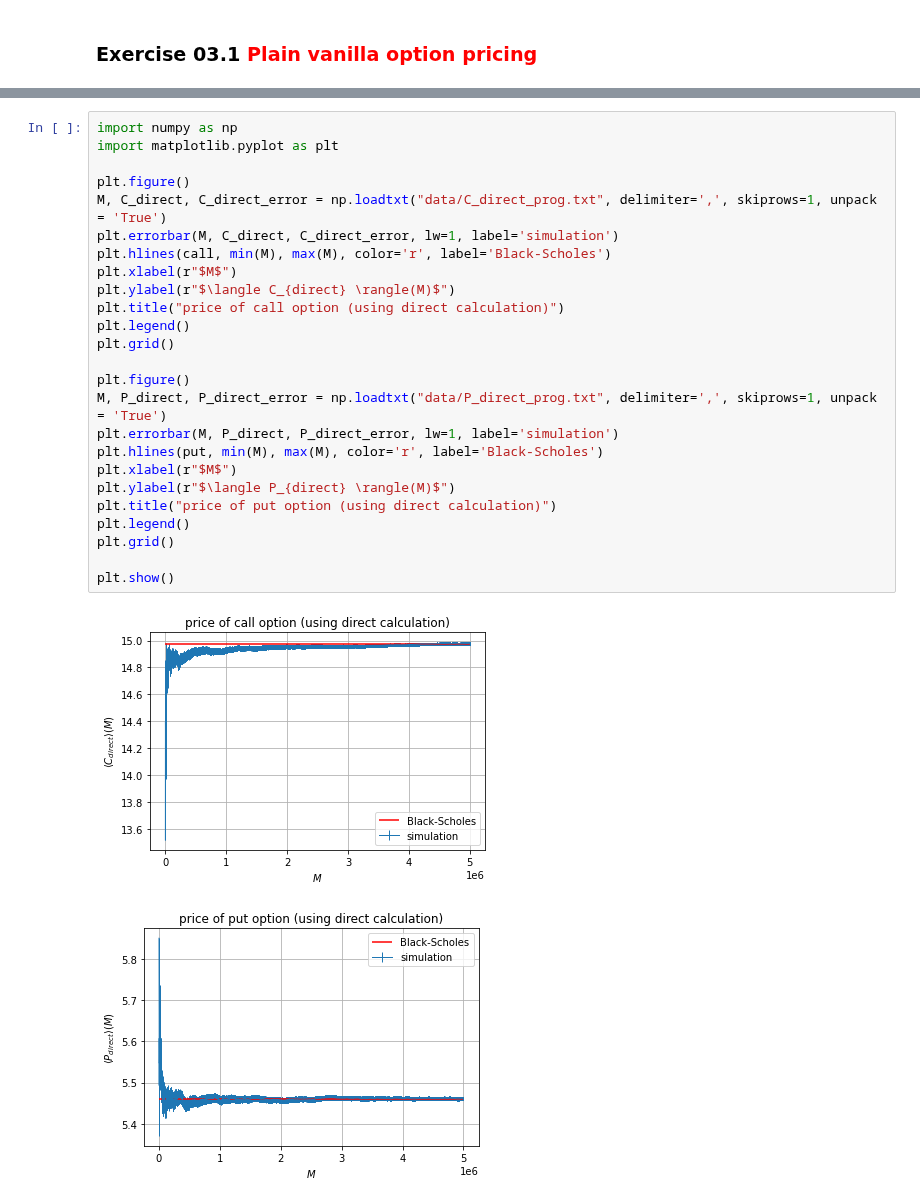
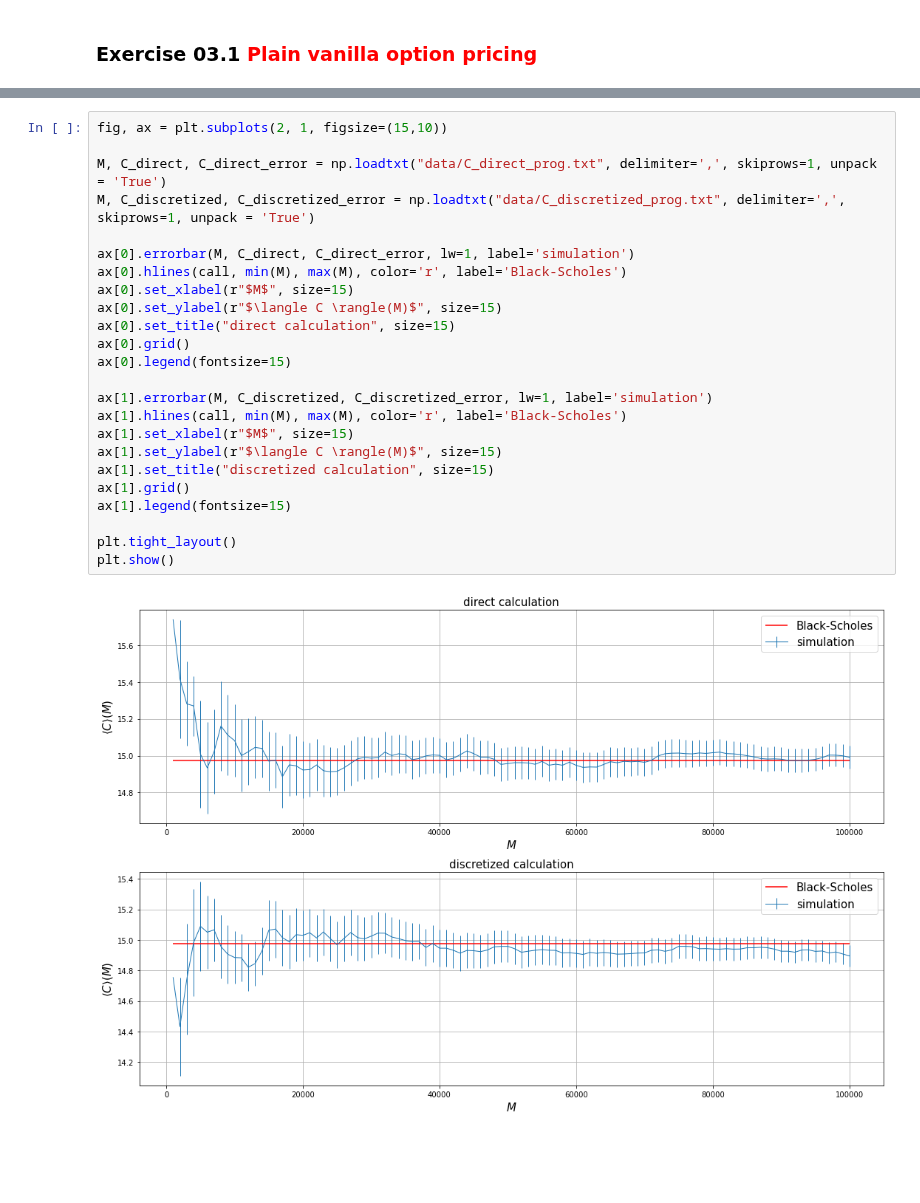
Before and after one commit to lukas-hermans/LSN_exercises, a Jupyter notebook: ex3/LSN_Exercises_03.ipynb, the cells around one changed output, grey strips where cells are left out. Drawn from its saved outputs; the diff is of its cells as text; blank space fills up the shorter version.

```diff
--- a/ex3/LSN_Exercises_03.ipynb
+++ b/ex3/LSN_Exercises_03.ipynb
@@ -67,28 +75,26 @@ We observe that the simulation converges to the option prices obtained by the Bl
 # %%
-import numpy as np
-import matplotlib.pyplot as plt
+fig, ax = plt.subplots(2, 1, figsize=(15,10))
 
-plt.figure()
 M, C_direct, C_direct_error = np.loadtxt("data/C_direct_prog.txt", delimiter=',', skiprows=1, unpack = 'True')
-plt.errorbar(M, C_direct, C_direct_error, lw=1, label='simulation')
-plt.hlines(call, min(M), max(M), color='r', label='Black-Scholes')
-plt.xlabel(r"$M$")
-plt.ylabel(r"$\langle C_{direct} \rangle(M)$")
-plt.title("price of call option (using direct calculation)")
-plt.legend()
-plt.grid()
+M, C_discretized, C_discretized_error = np.loadtxt("data/C_discretized_prog.txt", delimiter=',', skiprows=1, unpack = 'True')
 
-plt.figure()
-M, P_direct, P_direct_error = np.loadtxt("data/P_direct_prog.txt", delimiter=',', skiprows=1, unpack = 'True')
-plt.errorbar(M, P_direct, P_direct_error, lw=1, label='simulation')
-plt.hlines(put, min(M), max(M), color='r', label='Black-Scholes')
-plt.xlabel(r"$M$")
-plt.ylabel(r"$\langle P_{direct} \rangle(M)$")
-plt.title("price of put option (using direct calculation)")
-plt.legend()
-plt.grid()
+ax[0].errorbar(M, C_direct, C_direct_error, lw=1, label='simulation')
+ax[0].hlines(call, min(M), max(M), color='r', label='Black-Scholes')
+ax[0].set_xlabel(r"$M$", size=15)
+ax[0].set_ylabel(r"$\langle C \rangle(M)$", size=15)
+ax[0].set_title("direct calculation", size=15)
+ax[0].grid()
+ax[0].legend(fontsize=15)
 
+ax[1].errorbar(M, C_discretized, C_discretized_error, lw=1, label='simulation')
+ax[1].hlines(call, min(M), max(M), color='r', label='Black-Scholes')
+ax[1].set_xlabel(r"$M$", size=15)
+ax[1].set_ylabel(r"$\langle C \rangle(M)$", size=15)
+ax[1].set_title("discretized calculation", size=15)
+ax[1].grid()
+ax[1].legend(fontsize=15)
+
+plt.tight_layout()
 plt.show()
 # %% [output]
-[figure, old version]
+[figure, new version]
-[figure, removed]
```
Also changed, not shown: parts of 7 cells of this notebook, 16 other files.
